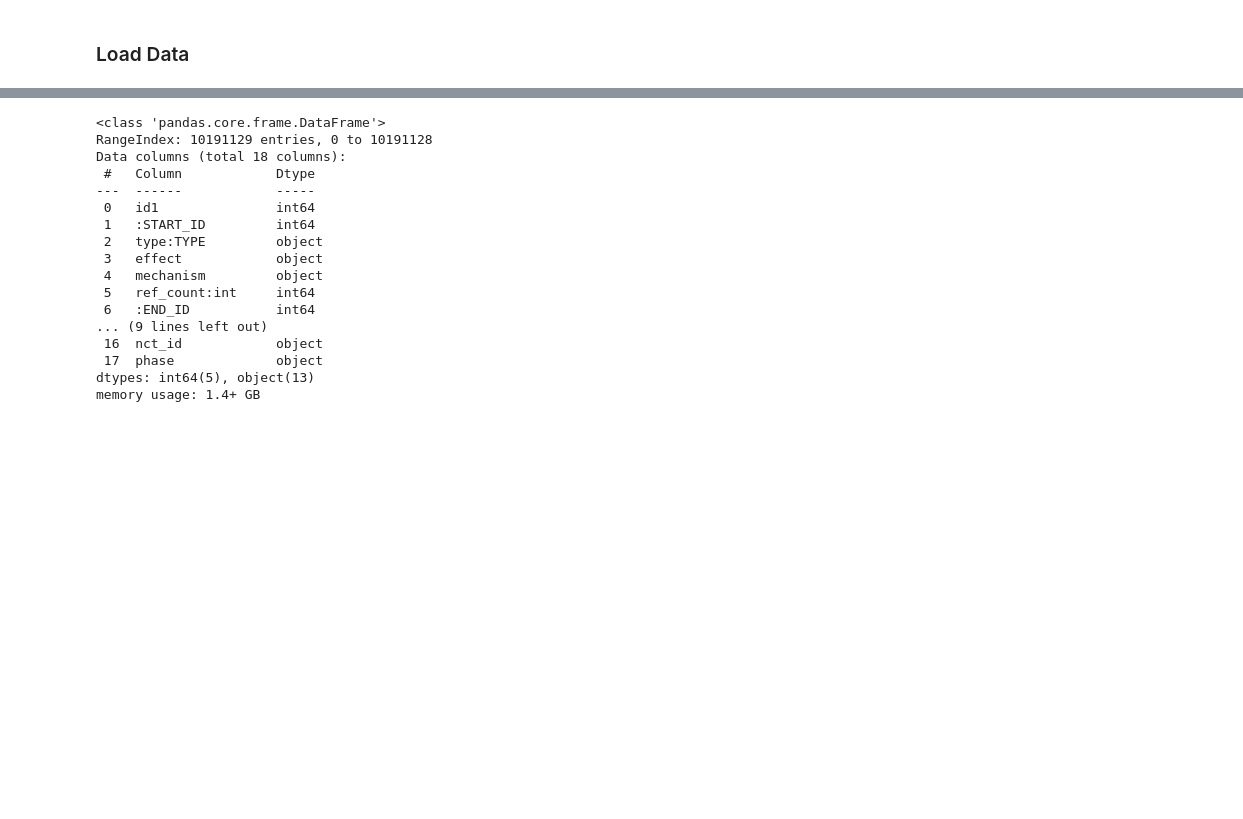
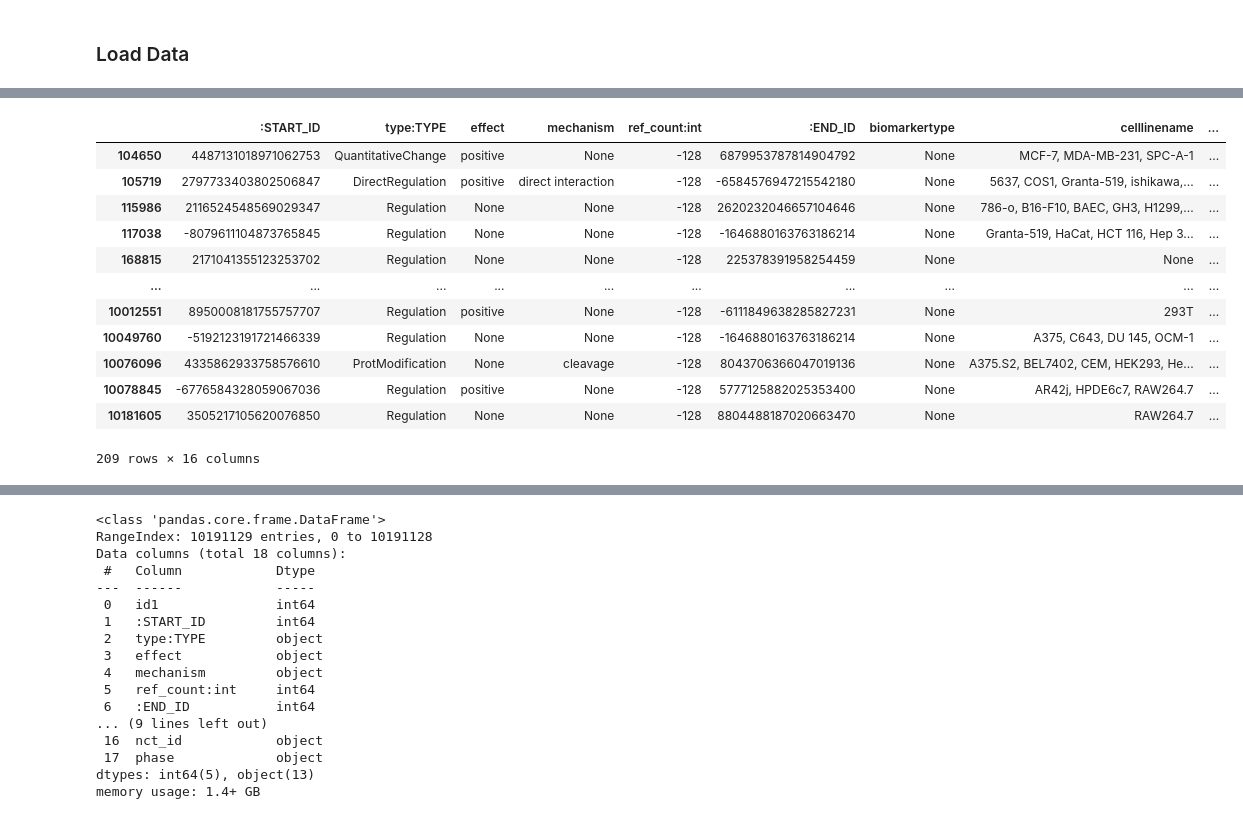
Before and after one commit to egilber/csl-behring, a Jupyter notebook: notebooks/Sandbox.ipynb, the cells around one changed output, grey strips where cells are left out. Drawn from its saved outputs; the diff is of its cells as text; code cells hidden in the pictures; blank space fills up the shorter version.

```diff
--- a/notebooks/Sandbox.ipynb
+++ b/notebooks/Sandbox.ipynb
@@ -71,0 +95,16 @@ Wall time: 943 ms
+# %%
+df_rel[df_rel['ref_count:int']==-128]
+# %% [output]
+|  | :START_ID | type:TYPE | effect | mechanism | ref_count:int | :END_ID | biomarkertype | celllinename | ... |
+| 104650 | 4487131018971062753 | QuantitativeChange | positive | None | -128 | 6879953787814904792 | None | MCF-7, MDA-MB-231, SPC-A-1 | ... |
+| 105719 | 2797733403802506847 | DirectRegulation | positive | direct interaction | -128 | -6584576947215542180 | None | 5637, COS1, Granta-519, ishikawa,... | ... |
+| 115986 | 2116524548569029347 | Regulation | None | None | -128 | 2620232046657104646 | None | 786-o, B16-F10, BAEC, GH3, H1299,... | ... |
+| 117038 | -8079611104873765845 | Regulation | None | None | -128 | -1646880163763186214 | None | Granta-519, HaCat, HCT 116, Hep 3... | ... |
+| 168815 | 2171041355123253702 | Regulation | None | None | -128 | 225378391958254459 | None | None | ... |
+| ... | ... | ... | ... | ... | ... | ... | ... | ... | ... |
+| 10012551 | 8950008181755757707 | Regulation | positive | None | -128 | -6111849638285827231 | None | 293T | ... |
+| 10049760 | -5192123191721466339 | Regulation | None | None | -128 | -1646880163763186214 | None | A375, C643, DU 145, OCM-1 | ... |
+| 10076096 | 4335862933758576610 | ProtModification | None | cleavage | -128 | 8043706366047019136 | None | A375.S2, BEL7402, CEM, HEK293, He... | ... |
+| 10078845 | -6776584328059067036 | Regulation | positive | None | -128 | 5777125882025353400 | None | AR42j, HPDE6c7, RAW264.7 | ... |
+| 10181605 | 3505217105620076850 | Regulation | None | None | -128 | 8804488187020663470 | None | RAW264.7 | ... |
+209 rows × 16 columns
```
Also changed, not shown: parts of 12 cells of this notebook.
